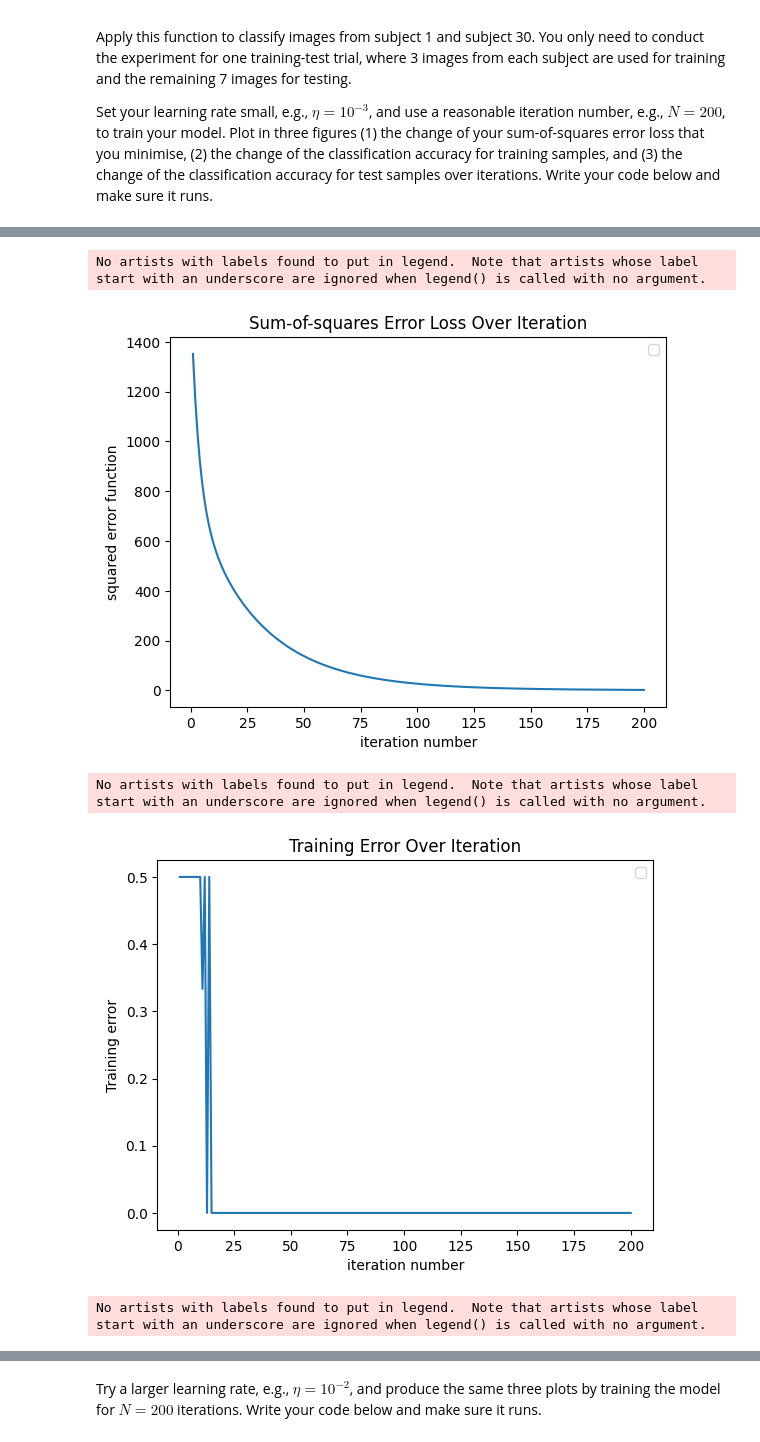
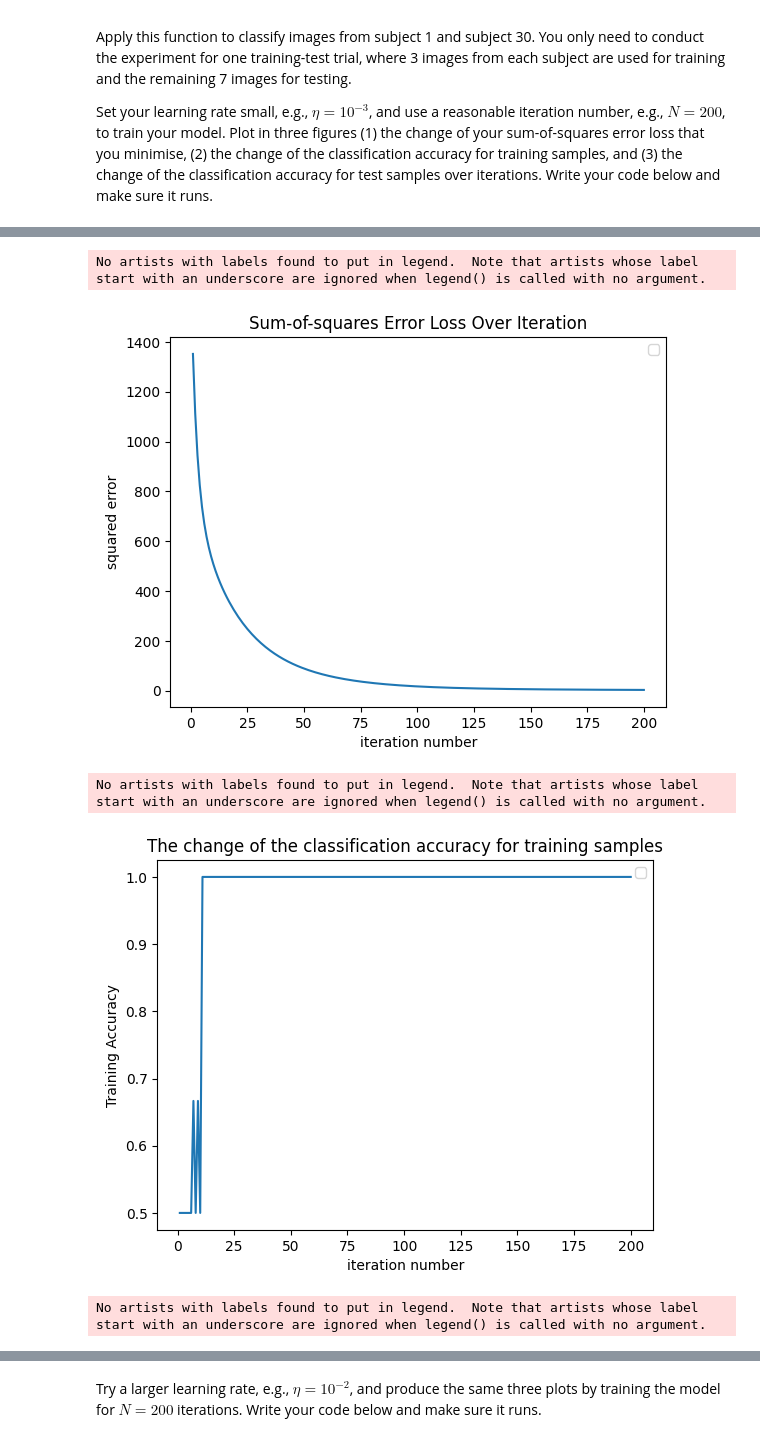
Before and after one commit to Ray7788/MachineLearning, a Jupyter notebook: Lab3_S/24112-Lab2-S-Practice2.ipynb, the cells around one changed output, grey strips where cells are left out. Saved outputs shown, nothing was run; the diff lists cells and outputs as text; code cells hidden in the pictures.

```diff
--- a/Lab3_S/24112-Lab2-S-Practice2.ipynb
+++ b/Lab3_S/24112-Lab2-S-Practice2.ipynb
@@ -540,57 +533,56 @@ print(cost_all,"\n", w_all)
 # %%
 # The change of your sum-of-squares error loss that you minimise (1st graph)
 datum = np.arange(1, 201, 1)
-plt.plot(datum, cost_all,label='')
+plt.plot(datum, cost_all, label='')
 plt.xlabel('iteration number')
-plt.ylabel('squared error function')
+plt.ylabel('squared error')
 plt.title('Sum-of-squares Error Loss Over Iteration')
 plt.legend()
 plt.show()
 
 def predictgd(w, te_data2, te_label2):
     correct = 0
     y = l2_rls_predict(w, te_data2)
     for i in range(len(y)):
         if y[i] < 15.5:
             y[i] = 1
         else:
             y[i] = 30
         if y[i] == te_label2[i]:
             correct += 1
-    len_te_label2 = len(te_label2)
-    error = (len_te_label2 - correct)/len_te_label2
-    return error
+
+    accuracy = correct / len(te_label2)
+    # error = (len(te_label2) - correct)/ len(te_label2)
+    return accuracy
 
 # the change of the classification accuracy for training samples over iterations (2rd graph)
-errorListGdTrain = []
+accuracyListGdTrain = []
 for i in w_all:
-    error = predictgd(i, tr_data2, tr_label2)
-    errorListGdTrain.append(error)
+    accuracyTrain = predictgd(i, tr_data2, tr_label2)
+    accuracyListGdTrain.append(accuracyTrain)
 
-datum = np.arange(1, 201, 1)
-plt.plot(datum, errorListGdTrain,label='')
+plt.plot(datum, accuracyListGdTrain, label='')
 plt.xlabel('iteration number')
-plt.ylabel('Training error')
-plt.title('Training Error Over Iteration')
+plt.ylabel('Training Accuracy')
+plt.title('The change of the classification accuracy for training samples')
 plt.legend()
 plt.show()
 
 # the change of the classification accuracy for test samples over iterations (3rd graph)
-errorListGdTest = []
+accuracyListGdTest = []
 for i in w_all:
-    error = predictgd(i, te_data2, te_label2)
-    errorListGdTest.append(error)
+    accuracyTest = predictgd(i, te_data2, te_label2)
+    accuracyListGdTest.append(accuracyTest)
 
-    datum = np.arange(1, 201, 1)
-plt.plot(datum, errorListGdTest)
+plt.plot(datum, accuracyListGdTest)
 plt.xlabel('iteration number')
-plt.ylabel('Testing error')
-plt.title('Testing Error Over Iteration')
+plt.ylabel('Testing Accuracy')
+plt.title('The change of the classification accuracy for test samples')
 plt.legend()
 plt.show()
 # %% [output]
 No artists with labels found to put in legend.  Note that artists whose label start with an underscore are ignored when legend() is called with no argument.
-[figure, old version]
+[figure, new version]
 No artists with labels found to put in legend.  Note that artists whose label start with an underscore are ignored when legend() is called with no argument.
-[figure, old version]
+[figure, new version]
 No artists with labels found to put in legend.  Note that artists whose label start with an underscore are ignored when legend() is called with no argument.
```
Also changed, not shown: parts of 22 cells of this notebook.
